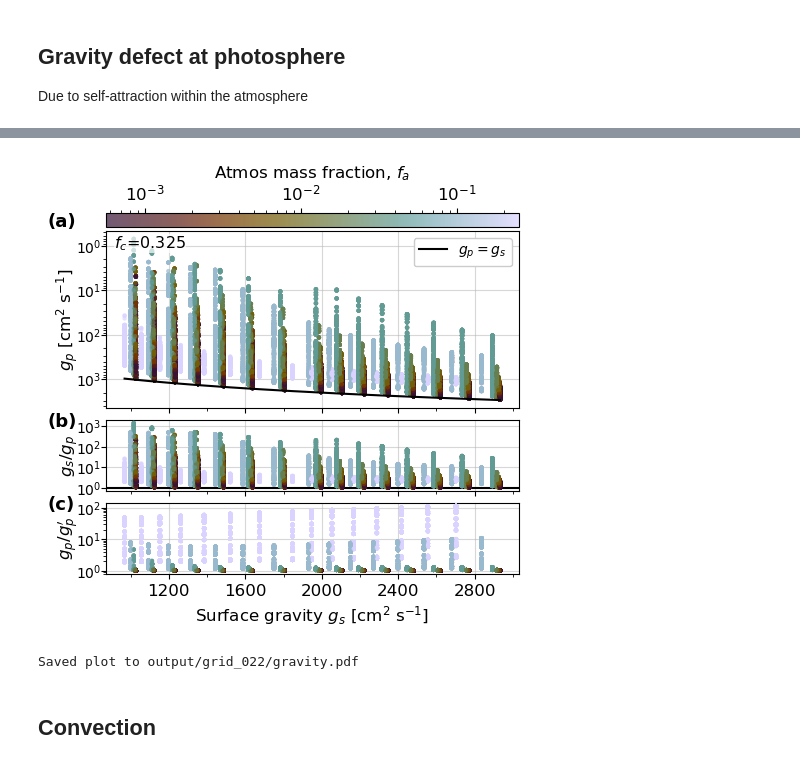
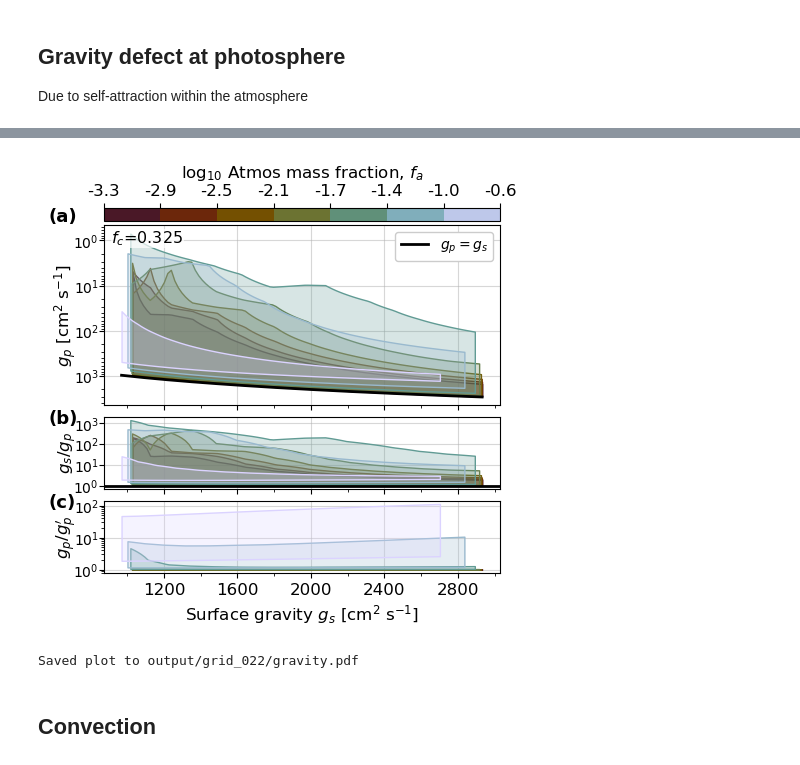
Before and after one commit to nichollsh/InferAGNI, a Jupyter notebook: notebooks/paper_grid.ipynb, the cells around one changed output, grey strips where cells are left out. Cells and saved outputs as stored; diff of their text form; code cells hidden in the pictures.

Commit message:
Plots better

```diff
--- a/notebooks/paper_grid.ipynb
+++ b/notebooks/paper_grid.ipynb
@@ -1823,7 +1837,7 @@ KeyboardInterrupt:
 ## Gravity defect at photosphere
 Due to self-attraction within the atmosphere
 # %%
-def plot_gravity( controls=None):
+def plot_gravity( controls=None, scatter=True):
 
     # copy dataframe
     df = deepcopy(data)
@@ -1851,17 +1865,23 @@ def plot_gravity( controls=None):
     ax2 = axs[2]
 
     ms = 10
-    lw = 1.5
+    lw = 2
     al = 0.7
 
     zkey = "frac_atm"
+    znrm = "log"
 
-    znrm = "log"
     z = df[zkey].iloc[:] * varprops[zkey].scale
     try:
         cmap = deepcopy(varprops[zkey].cmap)
     except:
         cmap = deepcopy(cm.batlow)
+
+    if znrm == "log":
+        norm = mpl.colors.LogNorm(vmin=np.amin(z), vmax=np.amax(z))
+    else:
+        norm = mpl.colors.Normalize(vmin=np.amin(z), vmax=np.amax(z))
+    sm = mpl.cm.ScalarMappable(norm=norm, cmap=cmap)
 
     # actual photosphere gravity
     gp_act = df["g_phot"] * varprops["g_phot"].scale
@@ -1875,27 +1895,71 @@ def plot_gravity( controls=None):
     # surface
     x = gs * 100
 
-    # actual at photosphere
-    y = gp_act * 100
-    sm = ax0.scatter(x,y, c=z, s=ms, alpha=al, zorder=2, cmap=cmap, rasterized=True, edgecolors='none', norm=znrm)
+    y_plts = [
+        gp_act * 100,       # actual at photosphere
+        gs / gp_act,        # photosphere vs surface
+        gp_act / gp_exp     # photosphere vs ~/r^2
+    ]
+
+    z_unique = np.unique(z)
+
+    for iy,y in enumerate(y_plts):
+        print(f"{iy} : {np.amin(y):.2e} - {np.amax(y):.2e}")
+
+        ax = axs[iy]
+
+        if scatter:
+            ax.scatter(x,y, c=z, s=ms, alpha=al, zorder=2, cmap=cmap, rasterized=True, edgecolors='none', norm=norm)
+
+        else:
+            for zz in z_unique:
+                # get cases at this z
+                mask = np.isclose(z, zz)
+                xx = x.values[mask]
+                yy = y.values[mask]
+                zz = z.values[mask]
+
+                # sort by x
+                mask = np.argsort(xx)
+                xx = xx[mask]
+                yy = yy[mask]
+                zz = zz[mask]
+
+                # find min and max of each y, for each unique x
+                unique_x = np.unique(xx)
+                yy_min = np.array([np.amin(yy[np.isclose(xx, ux)]) for ux in unique_x])
+                yy_max = np.array([np.amax(yy[np.isclose(xx, ux)]) for ux in unique_x])
+
+                # smooth
+                xx = np.linspace(np.amin(unique_x), np.amax(unique_x), 100)
+                yy_min = np.interp(xx, unique_x, yy_min)
+                yy_max = np.interp(xx, unique_x, yy_max)
+
+                ec = sm.to_rgba(zz[0])
+                fc = sm.to_rgba(zz[0], alpha=0.25)
+                ax.fill_between(xx, yy_min, yy_max, ec=ec,fc=fc, zorder=2)
+
+
     ax0.set_ylabel(r"$g_p$ [cm$^2$ s$^{-1}$]", labelpad=-4)
     ax0.set_yscale("log")
     ax0.invert_yaxis()
-    cb = fig.colorbar(sm, label=varprops[zkey].label, pad=0.02, location='top', aspect=30)
+
+
+    lbl = r"log$_{10}$ " + varprops[zkey].label
+    cb = fig.colorbar(sm, ax=ax0, label=lbl, pad=0.02, location='top', aspect=30,  boundaries=np.unique(z))
+    cb.set_ticklabels([f"{np.log10(v):.1f}" for v in np.unique(z)])
+
     xx = np.sort(x)
     ax0.plot(xx,xx, color='k', lw=lw, label=r"$g_p=g_s$")
+    # ax0.text(xx[5],xx[5]*1.4, r"$g_p=g_s$",  fontsize=10, ha='left', va='top')
     ax0.legend(framealpha=1, fontsize=10, loc='upper right')
 
-    # photosphere vs surface
-    y = gs / gp_act
-    ax1.scatter(x,y, c=z, s=ms, alpha=al, zorder=4, cmap=cmap, rasterized=True, edgecolors='none', norm=znrm,)
+
     ax1.set_ylabel(r"$g_s/g_p$", labelpad=-4)
     ax1.axhline(y=1, color='k', lw=lw, zorder=2, label=r"$g_p=g_s$")
     ax1.set_yscale("log")
 
-    # photosphere vs ~/r^2
-    y = gp_act/ gp_exp
-    ax2.scatter(x,y, c=z, s=ms, alpha=al, zorder=4, cmap=cmap, rasterized=True, edgecolors='none', norm=znrm)
+
     ax2.set_ylabel(r"$g_p/g_p'$", labelpad=-4)
     ax2.set_yscale("log")
 
@@ -1913,7 +1977,6 @@ def plot_gravity( controls=None):
     axs[-1].set_xlabel(r"Surface gravity $g_s$ [cm$^2$ s$^{-1}$]")
     for i,ax in enumerate(axs):
         ax.grid(alpha=0.5, zorder=-2)
-
 
 
         ax.xaxis.set_major_locator(mpl.ticker.MultipleLocator(400))
@@ -1934,6 +1997,7 @@ def plot_gravity( controls=None):
     fig.savefig(fname, dpi=DPI, bbox_inches='tight')
     print(f"Saved plot to {fname}")
 
-plot_gravity(controls={"frac_core":0.325})
+# plot_gravity(controls={"frac_core":0.325}, scatter=True)
+plot_gravity(controls={"frac_core":0.325}, scatter=False)
 # %% [output]
 Filter by frac_core = 0.325
@@ -1940,4 +2007,4 @@ Filter by frac_core = 0.325
-[figure, old version]
+[figure, new version]
 Saved plot to output/grid_022/gravity.pdf
 # %% [markdown]
 ## Convection
```
Also changed, not shown: parts of 9 cells of this notebook, 1 other file.
